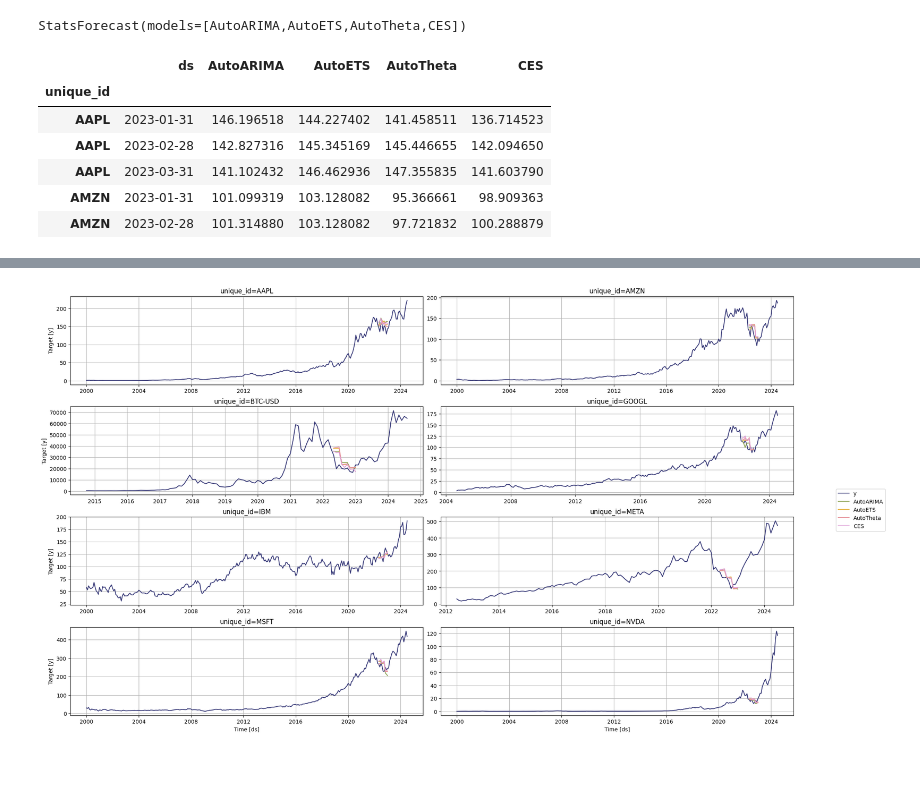
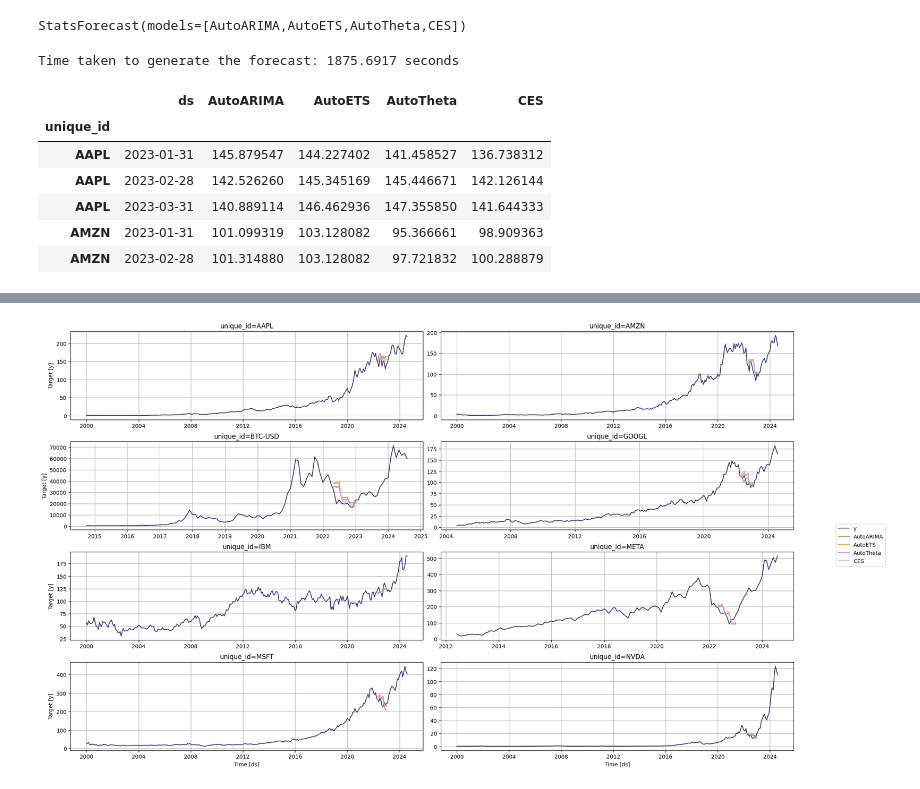
Before and after one commit to marcosherediapimienta/GenerativeAI_TimeSeries, a Jupyter notebook: Baseline_models_monthly(h=3).ipynb, the cells around one changed output, grey strips where cells are left out. Drawn from its saved outputs; the diff is of its cells as text; code cells hidden in the pictures.

```diff
--- a/Baseline_models_monthly(h=3).ipynb
+++ b/Baseline_models_monthly(h=3).ipynb
@@ -66,14 +54,31 @@ StatsForecast(models=[AutoARIMA,AutoETS,AutoTheta,CES])
 # %%
 # Generate forecasts for the specified horizon using the sf object
 horizon = 3
+
+# Start the timer
+start_time = time.time()
+
+# Generate the forecast
 Y_hat_df = sf.forecast(df=Y_train_df, h=horizon)
+
+# Stop the timer
+end_time = time.time()
+
+# Calculate the elapsed time
+elapsed_time = end_time - start_time
+
+# Display the elapsed time
+print(f"Time taken to generate the forecast: {elapsed_time:.4f} seconds")
+
+# Display the first 5 rows of the forecast
 Y_hat_df.head(5)
 # %% [output]
+Time taken to generate the forecast: 1875.6917 seconds
 |  | ds | AutoARIMA | AutoETS | AutoTheta | CES |
 | unique_id |  |  |  |  |  |
-| AAPL | 2023-01-31 | 146.196518 | 144.227402 | 141.458511 | 136.714523 |
-| AAPL | 2023-02-28 | 142.827316 | 145.345169 | 145.446655 | 142.094650 |
-| AAPL | 2023-03-31 | 141.102432 | 146.462936 | 147.355835 | 141.603790 |
+| AAPL | 2023-01-31 | 145.879547 | 144.227402 | 141.458527 | 136.738312 |
+| AAPL | 2023-02-28 | 142.526260 | 145.345169 | 145.446671 | 142.126144 |
+| AAPL | 2023-03-31 | 140.889114 | 146.462936 | 147.355850 | 141.644333 |
 | AMZN | 2023-01-31 | 101.099319 | 103.128082 | 95.366661 | 98.909363 |
 | AMZN | 2023-02-28 | 101.314880 | 103.128082 | 97.721832 | 100.288879 |
 # %%
```
Also changed, not shown: parts of 4 cells of this notebook, 8 other files.
